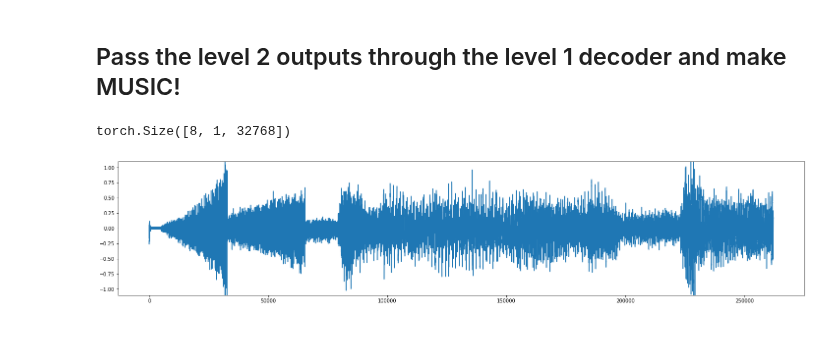
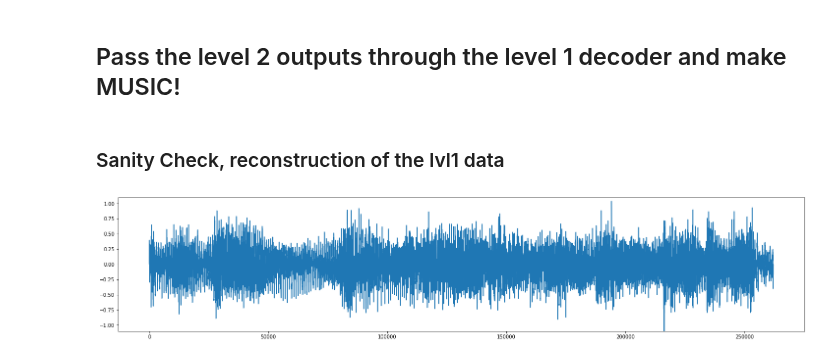
Before and after one commit to VovaTch/Infected_hdiff, a Jupyter notebook: test_lvl2_vqvae.ipynb, the cells around one changed output. Drawn from its saved outputs; the diff is of its cells as text; code cells hidden in the pictures.

```diff
--- a/test_lvl2_vqvae.ipynb
+++ b/test_lvl2_vqvae.ipynb
@@ -150,24 +149,24 @@ plt.show()
 # %% [markdown]
 ## Pass the level 2 outputs through the level 1 decoder and make MUSIC!
+# %% [markdown]
+### Sanity Check, reconstruction of the lvl1 data
 # %%
-vq_input = torch.zeros((8, 8, 512)).to(device)
-for idx in range(8):
-    vq_input[idx, :, :] = lvl2_sample[:, idx * 512: (idx + 1) * 512]
+# vq_input = torch.zeros((8, 8, 512)).to(device)
+# for idx in range(8):
+#     vq_input[idx, :, :] = lvl2_sample[:, idx * 512: (idx + 1) * 512]
 
 with torch.no_grad():
-    z_q_out = vq_input
-    #z_q_out = model_lvl1.vq_module(vq_input.to(device))['v_q']
+    # z_q_out = vq_input
+    z_q_out = model_lvl1.vq_module(lvl2_sample.unsqueeze(0).to(device))['v_q']
     output = model_lvl1.decoder(z_q_out)
-    print(output.size())
 
 music_sample_rec = output.view((1, -1))
 plt.figure(figsize=(25, 5))
 plt.plot(music_sample_rec[0, ...].cpu().detach().numpy())
 plt.ylim((-1.1, 1.1))
 plt.show()
 torchaudio.save('sample_out.mp3', music_sample_rec.cpu().detach(), 44100, format='mp3')
 IPython.display.Audio(filename="sample_out.mp3")
 # %% [output]
-torch.Size([8, 1, 32768])
-[figure, old version]
+[figure, new version]
 [interactive output not drawn]
```
Also changed, not shown: parts of 5 cells of this notebook, 4 other files.
